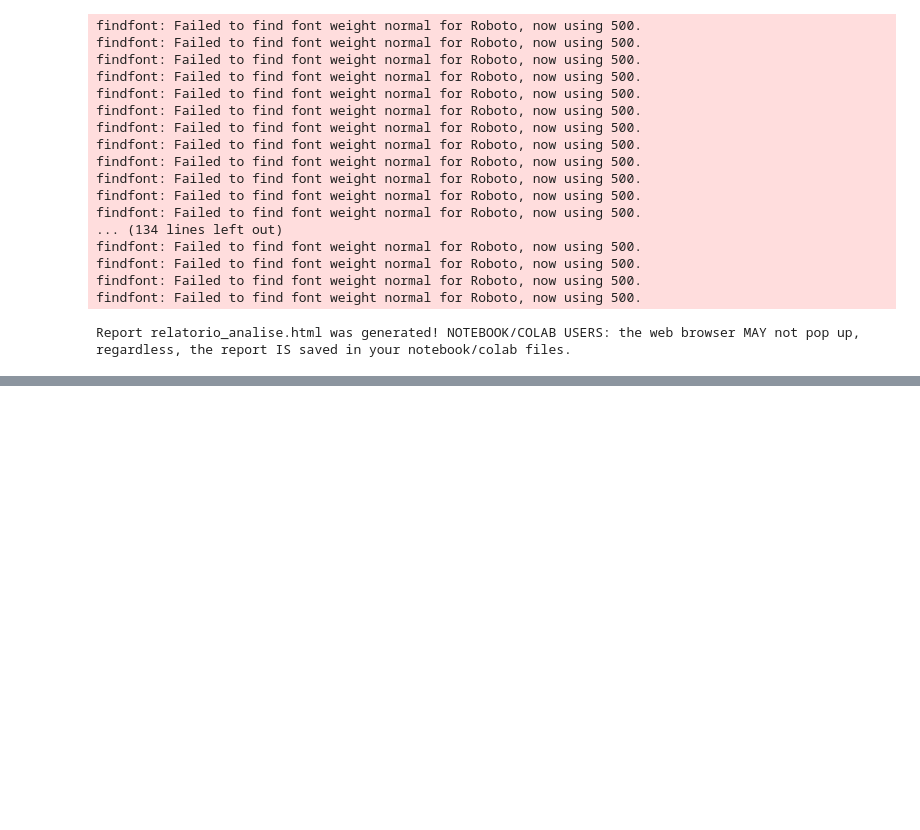
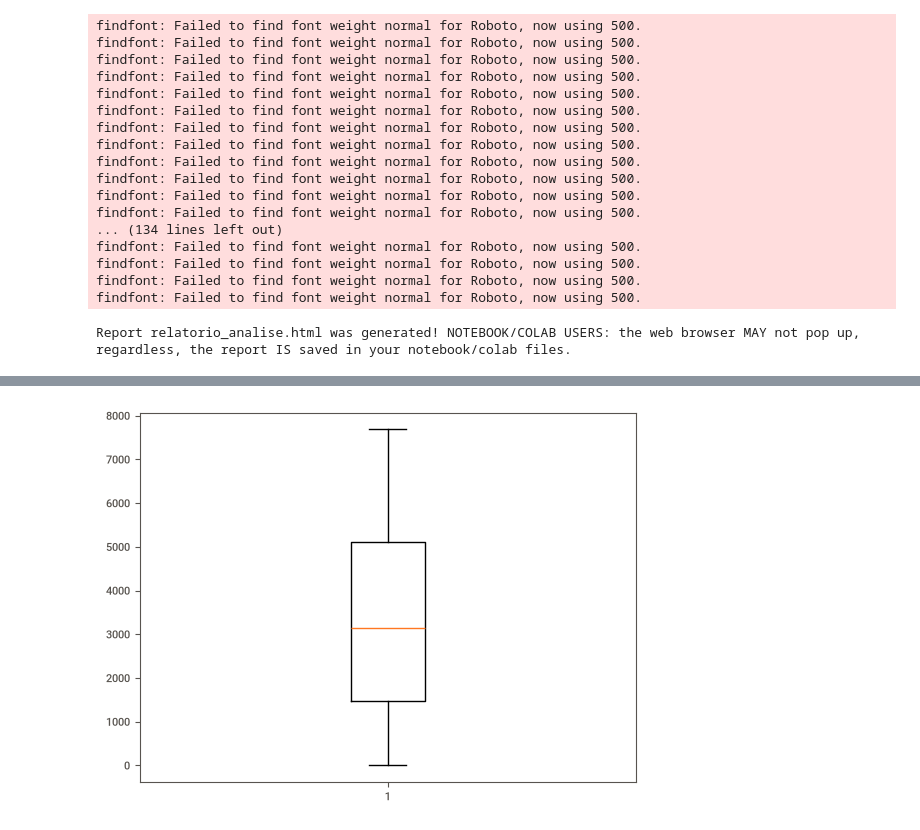
Before and after one commit to Divangamene/Modelo-de-Previs-o-de-Pre-os-de-Autom-veis, a Jupyter notebook: projecto.ipynb, the cells around one changed output, grey strips where cells are left out. Cells and saved outputs as stored; diff of their text form; code cells hidden in the pictures; blank space fills up the shorter version.

```diff
--- a/projecto.ipynb
+++ b/projecto.ipynb
@@ -165,0 +238,5 @@ dataset.index
+# %%
+plt.boxplot( x=dataset["Mileage"])
+plt.show()
+# %% [output]
+[figure, added]
```
Also changed, not shown: parts of 13 cells of this notebook.
